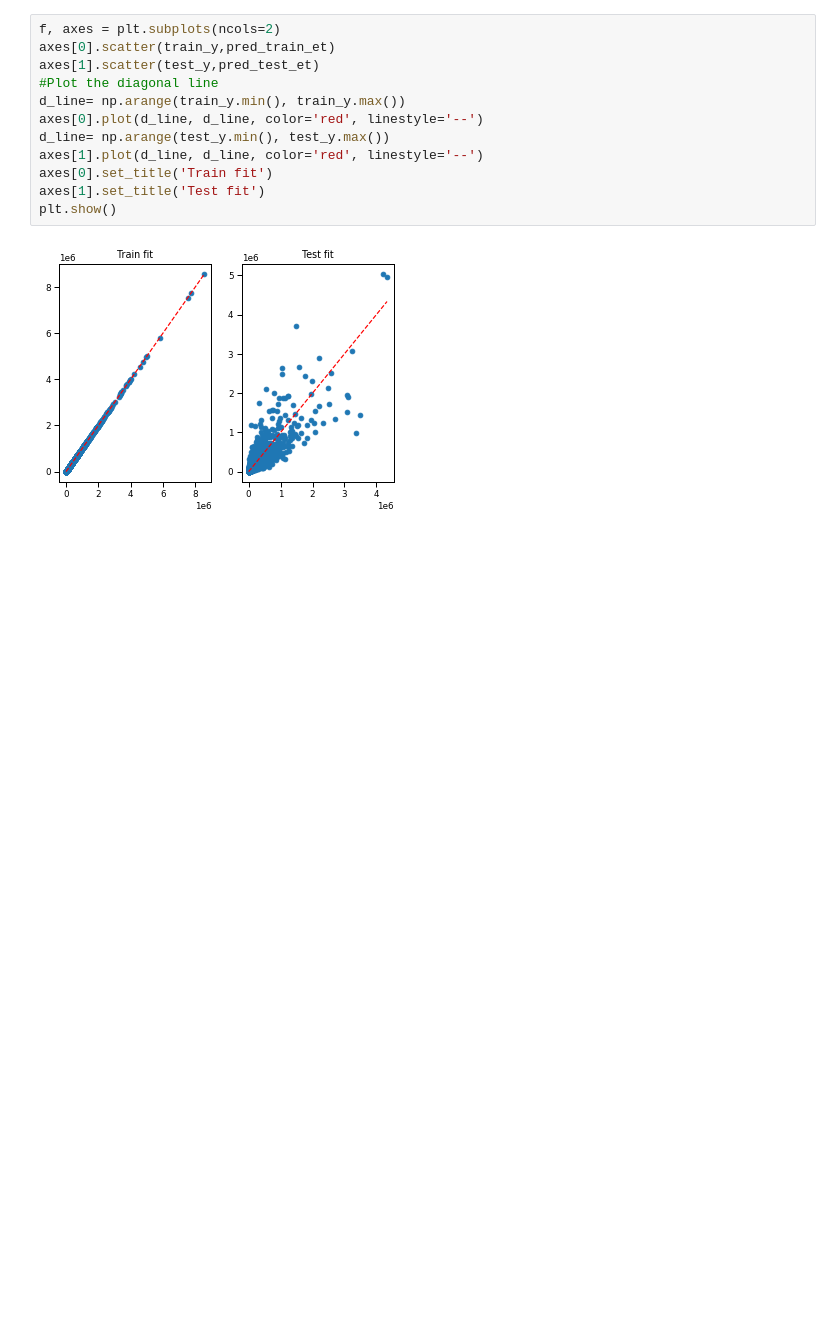
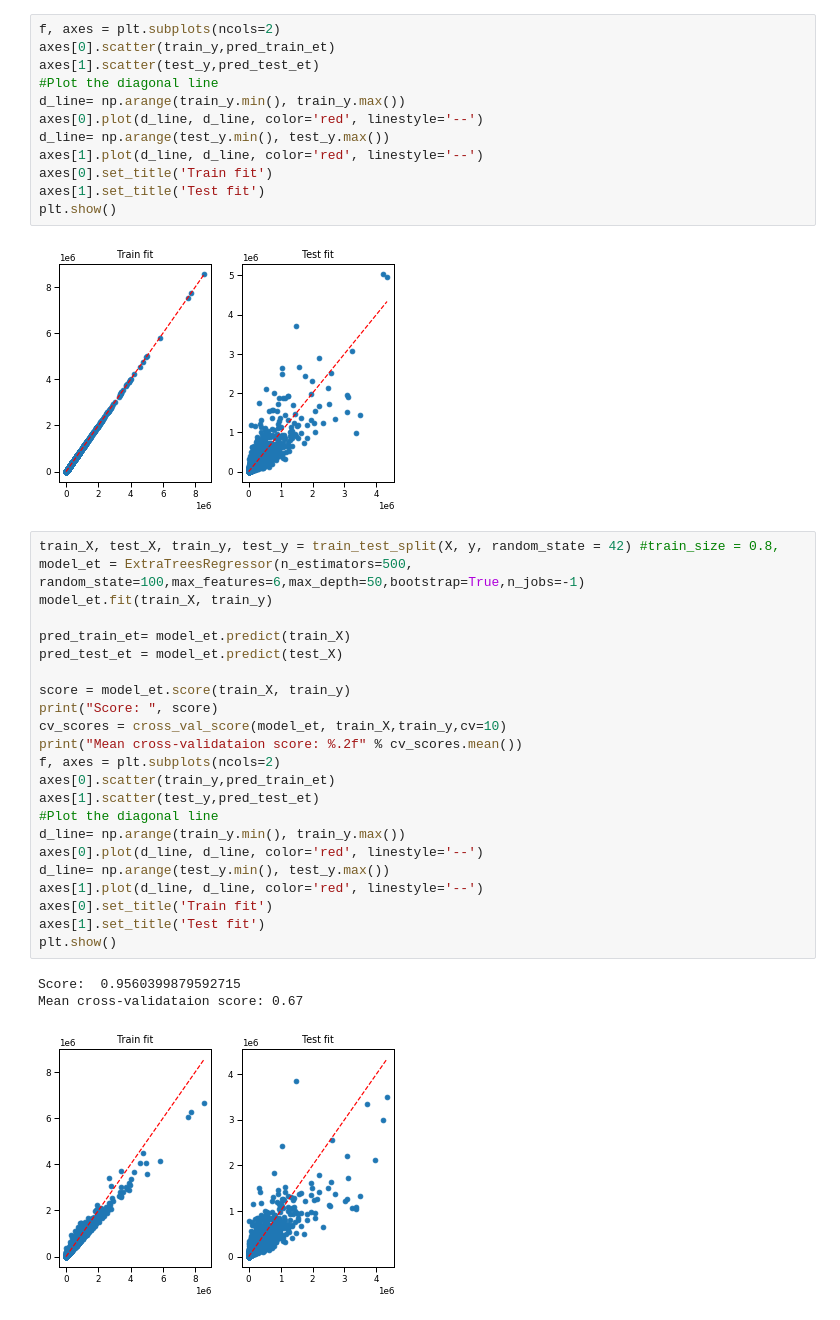
Before and after one commit to Jsakkos/nufeb-cyano-e-coli, a Jupyter notebook: notebooks/Multiple linear regression.ipynb, the cells around one changed output. Cells and saved outputs as stored; diff of their text form; blank space fills up the shorter version.

```diff
--- a/notebooks/Multiple linear regression.ipynb
+++ b/notebooks/Multiple linear regression.ipynb
@@ -438,3 +481,30 @@ axes[1].set_title('Test fit')
 plt.show()
 # %% [output]
 [figure]
+# %%
+train_X, test_X, train_y, test_y = train_test_split(X, y, random_state = 42) #train_size = 0.8,
+model_et = ExtraTreesRegressor(n_estimators=500, random_state=100,max_features=6,max_depth=50,bootstrap=True,n_jobs=-1)
+model_et.fit(train_X, train_y)
+
+pred_train_et= model_et.predict(train_X)
+pred_test_et = model_et.predict(test_X)
+
+score = model_et.score(train_X, train_y)
+print("Score: ", score)
+cv_scores = cross_val_score(model_et, train_X,train_y,cv=10)
+print("Mean cross-validataion score: %.2f" % cv_scores.mean())
+f, axes = plt.subplots(ncols=2)
+axes[0].scatter(train_y,pred_train_et)
+axes[1].scatter(test_y,pred_test_et)
+#Plot the diagonal line
+d_line= np.arange(train_y.min(), train_y.max())
+axes[0].plot(d_line, d_line, color='red', linestyle='--')
+d_line= np.arange(test_y.min(), test_y.max())
+axes[1].plot(d_line, d_line, color='red', linestyle='--')
+axes[0].set_title('Train fit')
+axes[1].set_title('Test fit')
+plt.show()
+# %% [output]
+Score:  0.9560399879592715
+Mean cross-validataion score: 0.67
+[figure, added]
```
Also changed, not shown: parts of 18 cells of this notebook, 2 other files.
